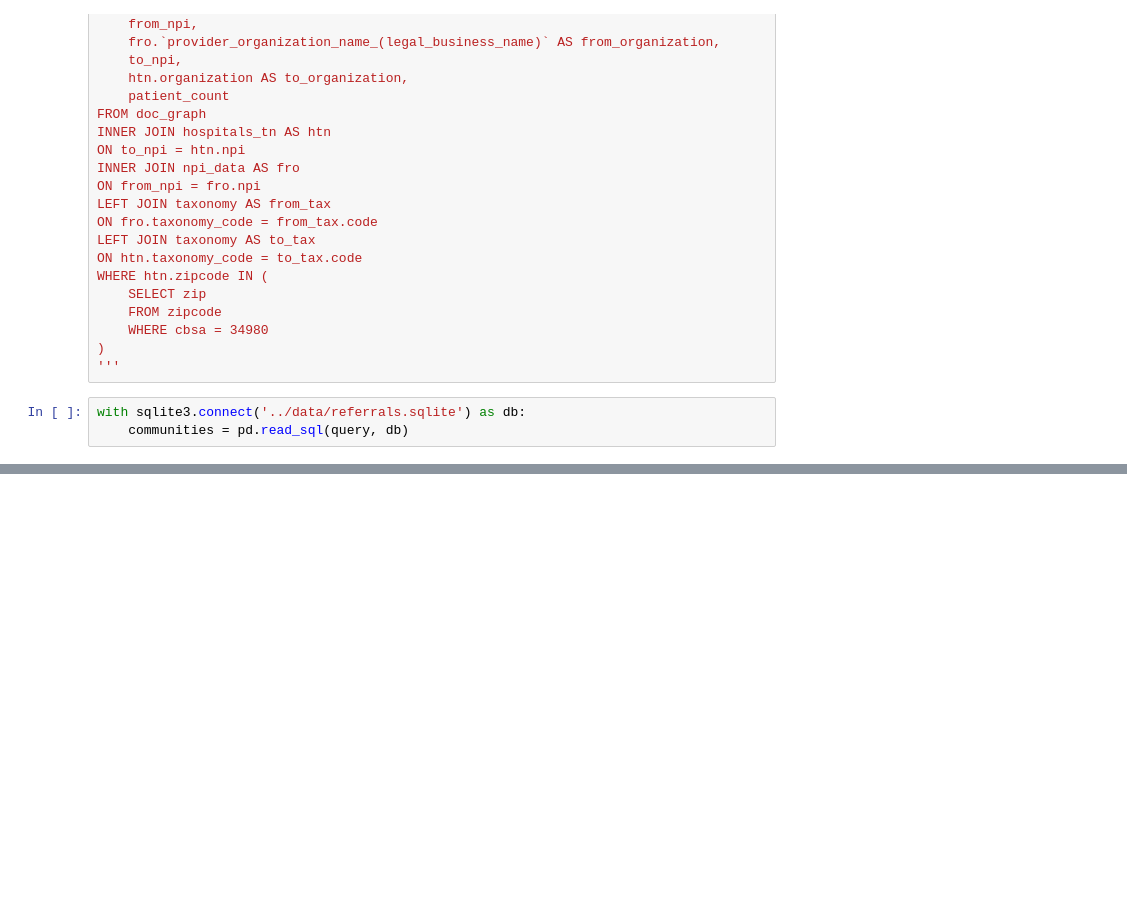
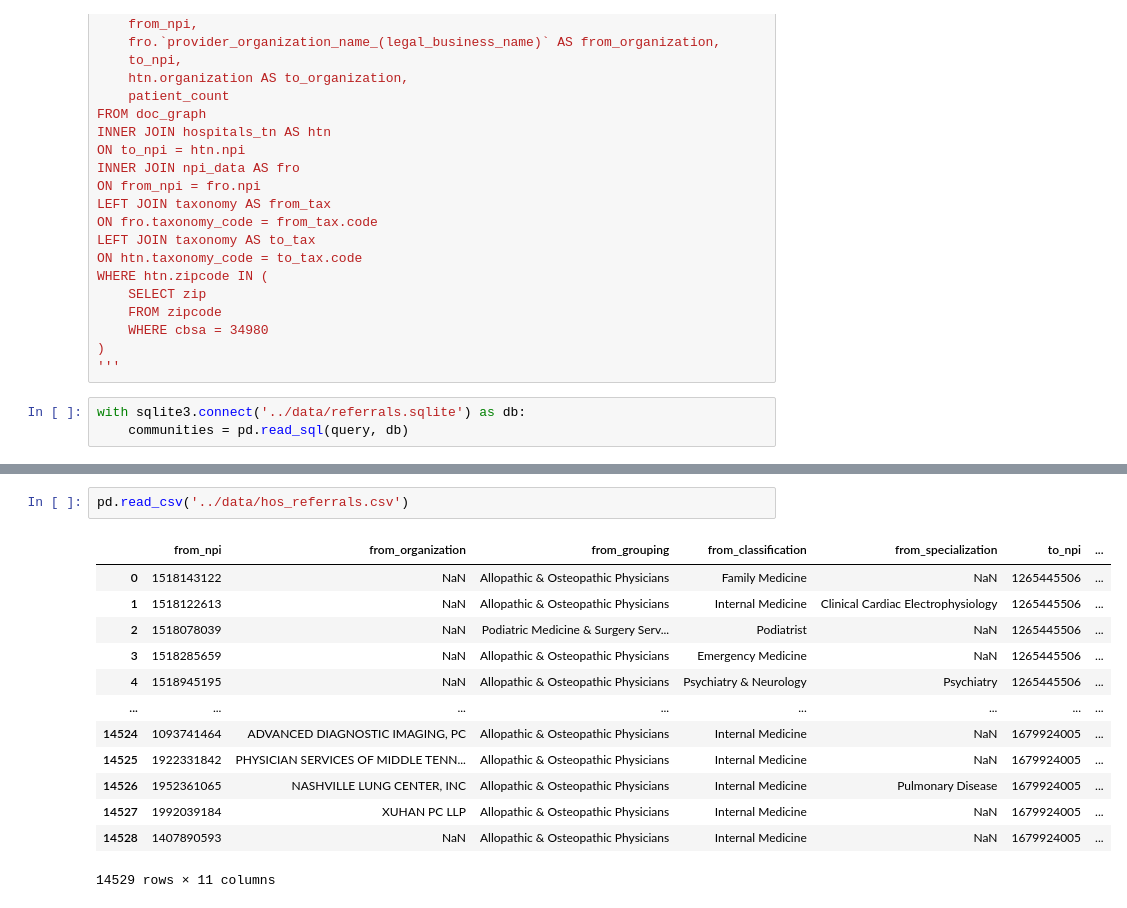
Before and after one commit to hcgreer/hop_team-team_blimp, a Jupyter notebook: notebooks/hg_hop_teaming_analysis.ipynb, the cells around one changed output, grey strips where cells are left out. Drawn from its saved outputs; the diff is of its cells as text; blank space fills up the shorter version.

```diff
--- a/notebooks/hg_hop_teaming_analysis.ipynb
+++ b/notebooks/hg_hop_teaming_analysis.ipynb
@@ -141,0 +158,16 @@ communities.to_csv('../data/communities.csv')
+# %%
+pd.read_csv('../data/hos_referrals.csv')
+# %% [output]
+|  | from_npi | from_organization | from_grouping | from_classification | from_specialization | to_npi | ... |
+| 0 | 1518143122 | NaN | Allopathic & Osteopathic Physicians | Family Medicine | NaN | 1265445506 | ... |
+| 1 | 1518122613 | NaN | Allopathic & Osteopathic Physicians | Internal Medicine | Clinical Cardiac Electrophysiology | 1265445506 | ... |
+| 2 | 1518078039 | NaN | Podiatric Medicine & Surgery Serv... | Podiatrist | NaN | 1265445506 | ... |
+| 3 | 1518285659 | NaN | Allopathic & Osteopathic Physicians | Emergency Medicine | NaN | 1265445506 | ... |
+| 4 | 1518945195 | NaN | Allopathic & Osteopathic Physicians | Psychiatry & Neurology | Psychiatry | 1265445506 | ... |
+| ... | ... | ... | ... | ... | ... | ... | ... |
+| 14524 | 1093741464 | ADVANCED DIAGNOSTIC IMAGING, PC | Allopathic & Osteopathic Physicians | Internal Medicine | NaN | 1679924005 | ... |
+| 14525 | 1922331842 | PHYSICIAN SERVICES OF MIDDLE TENN... | Allopathic & Osteopathic Physicians | Internal Medicine | NaN | 1679924005 | ... |
+| 14526 | 1952361065 | NASHVILLE LUNG CENTER, INC | Allopathic & Osteopathic Physicians | Internal Medicine | Pulmonary Disease | 1679924005 | ... |
+| 14527 | 1992039184 | XUHAN PC LLP | Allopathic & Osteopathic Physicians | Internal Medicine | NaN | 1679924005 | ... |
+| 14528 | 1407890593 | NaN | Allopathic & Osteopathic Physicians | Internal Medicine | NaN | 1679924005 | ... |
+14529 rows × 11 columns
```
Also changed, not shown: parts of 6 cells of this notebook.
